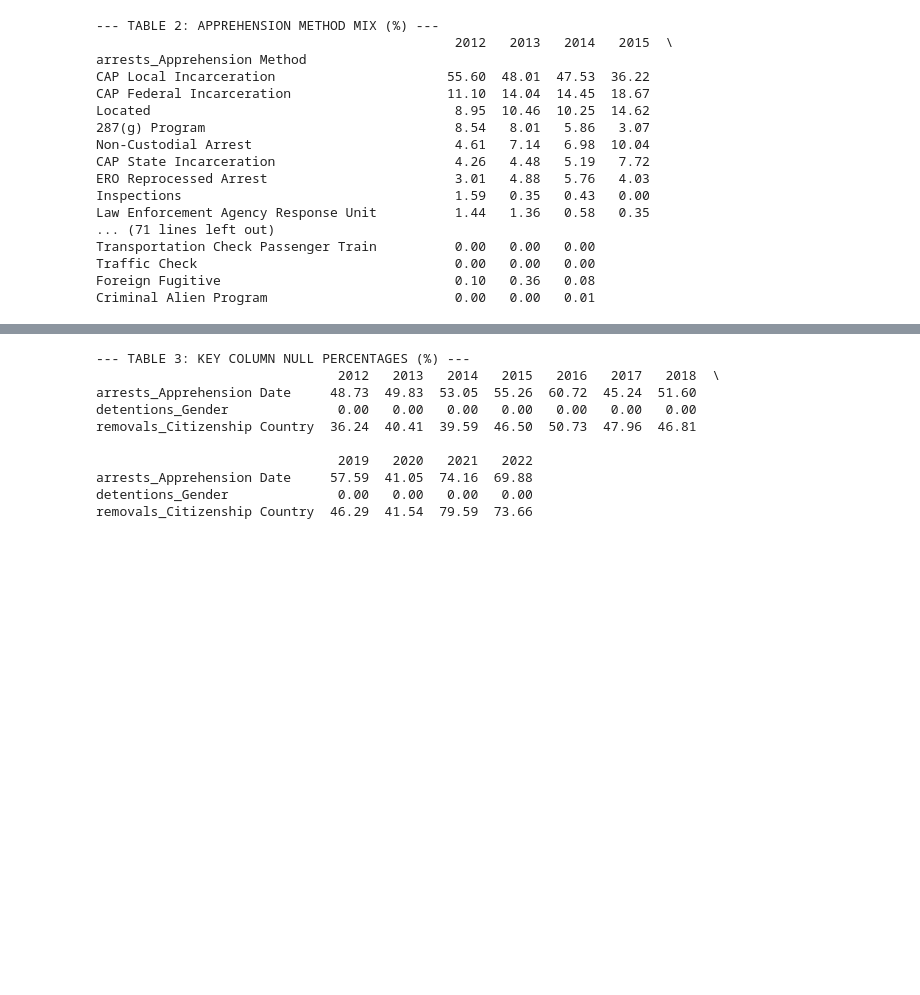
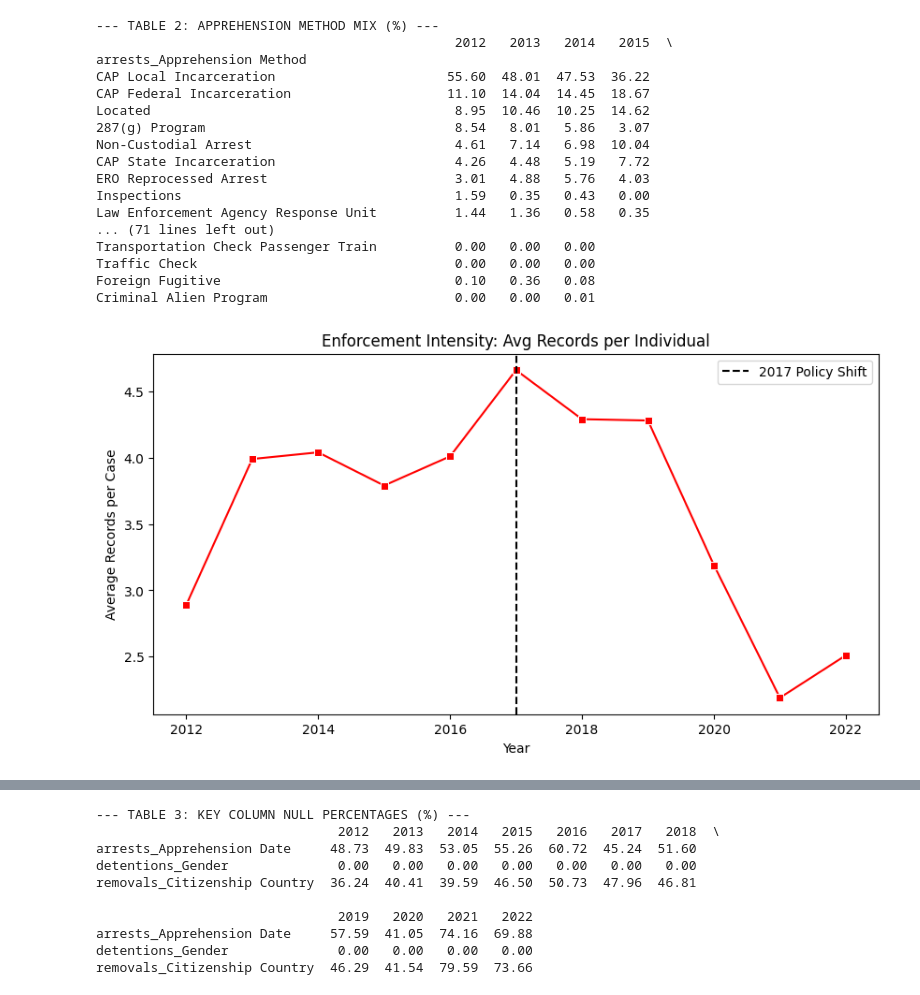
Before and after one commit to emilynnguyen1/ICE-Outcomes, a Jupyter notebook: notebooks/Cleaning-Data.ipynb, the cells around one changed output, grey strips where cells are left out. Saved outputs shown, nothing was run; the diff lists cells and outputs as text; code cells hidden in the pictures; blank space fills up the shorter version.

Commit message:
visualizations

```diff
--- a/notebooks/Cleaning-Data.ipynb
+++ b/notebooks/Cleaning-Data.ipynb
@@ -676,3 +676,14 @@ Transportation Check Passenger Train          0.00   0.00   0.00
 Traffic Check                                 0.00   0.00   0.00
 Foreign Fugitive                              0.10   0.36   0.08
 Criminal Alien Program                        0.00   0.00   0.01
+# %%
+# Visualizing the "Average Records Per Person" from Table 1
+plt.figure(figsize=(10,5))
+sns.lineplot(data=volume_df, x='Year', y='Avg Records/Person', marker='s', color='red')
+plt.axvline(x=2017, color='black', linestyle='--', label='2017 Policy Shift')
+plt.title("Enforcement Intensity: Avg Records per Individual")
+plt.ylabel("Average Records per Case")
+plt.legend()
+plt.savefig('case_intensity_timeline.png')
+# %% [output]
+[figure, added]
```
Also changed, not shown: parts of 5 cells of this notebook.
